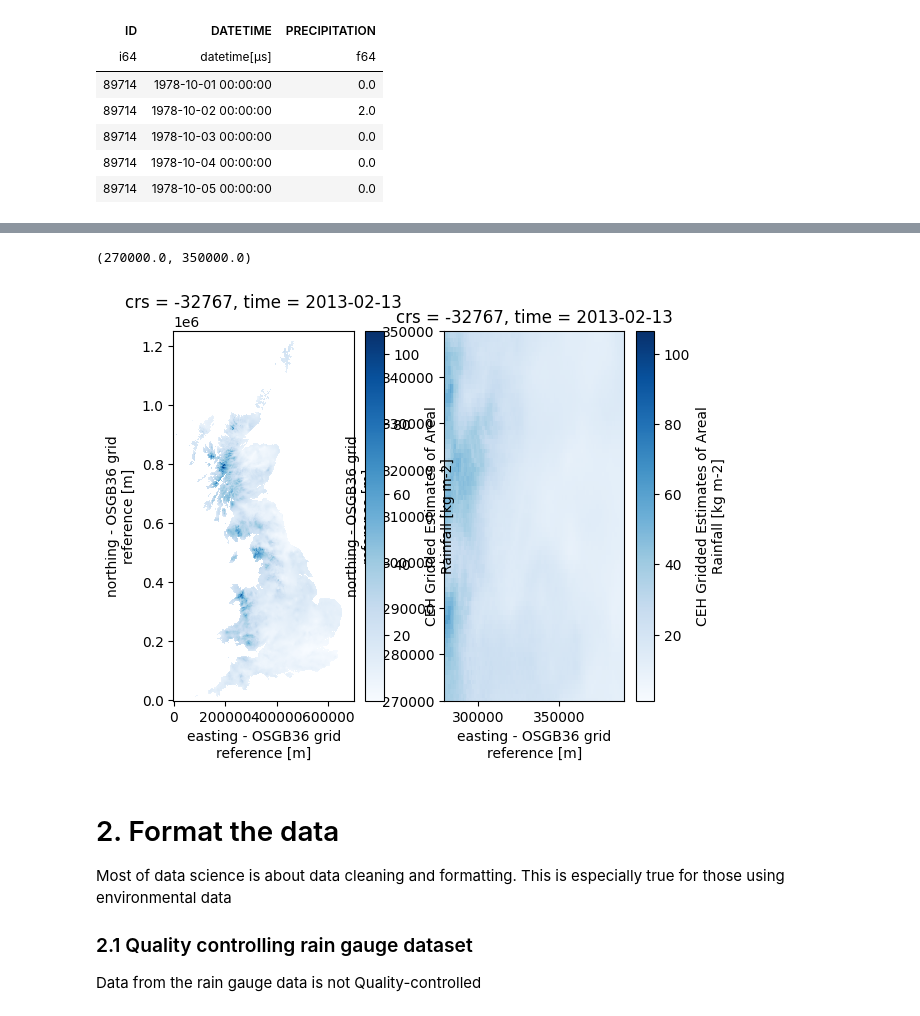
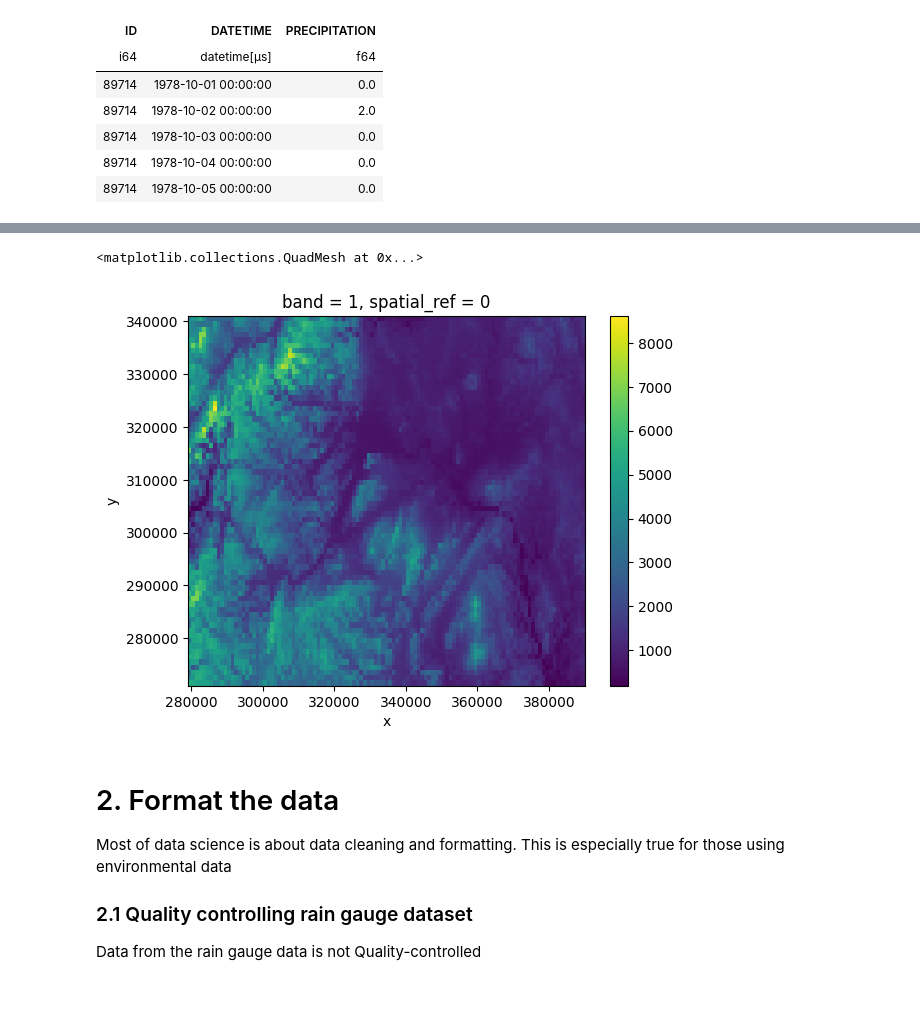
Before and after one commit to Thomasjkeel/UKCEH_Summer_School, a Jupyter notebook: Workshop_4/Workshop_4_rainfall_uncertainty.ipynb, the cells around one changed output, grey strips where cells are left out. Saved outputs shown, nothing was run; the diff lists cells and outputs as text; code cells hidden in the pictures.

```diff
--- a/Workshop_4/Workshop_4_rainfall_uncertainty.ipynb
+++ b/Workshop_4/Workshop_4_rainfall_uncertainty.ipynb
@@ -298,13 +236,14 @@ shape: (10_105,)
-# %%
-# plot data
-fig, axes = plt.subplots(1, 2)
-gear_daily.sel(time="2013-02-13")['rainfall_amount'].plot(ax=axes[0], cmap='Blues')
-gear_daily.sel(time="2013-02-13")['rainfall_amount'].plot(ax=axes[1], cmap='Blues')
-axes[1].set_xlim(SEVERN_EASTING_RANGE)
-axes[1].set_ylim(SEVERN_NORTHING_RANGE)
-# %% [output]
-(270000.0, 350000.0)
-[figure, removed]
+# %%
+severn_hght = rioxarray.open_rasterio('severn_catchment_data/HGHT_SEVERN_1km.tif')
+severn_hght = severn_hght.sortby('y')
+severn_hght = severn_hght.sel(band=1)
+
+severn_hght = severn_hght.sel(x=slice(*SEVERN_EASTING_RANGE), y=slice(*SEVERN_NORTHING_RANGE))
+# %%
+severn_hght.plot()
+# %% [output]
+<matplotlib.collections.QuadMesh at 0x...>
+[figure, added]
 # %% [markdown]
 # 2. Format the data
 Most of data science is about data cleaning and formatting. This is especially true for those using environmental data
```
Also changed, not shown: parts of 31 cells of this notebook, 3 other files.
